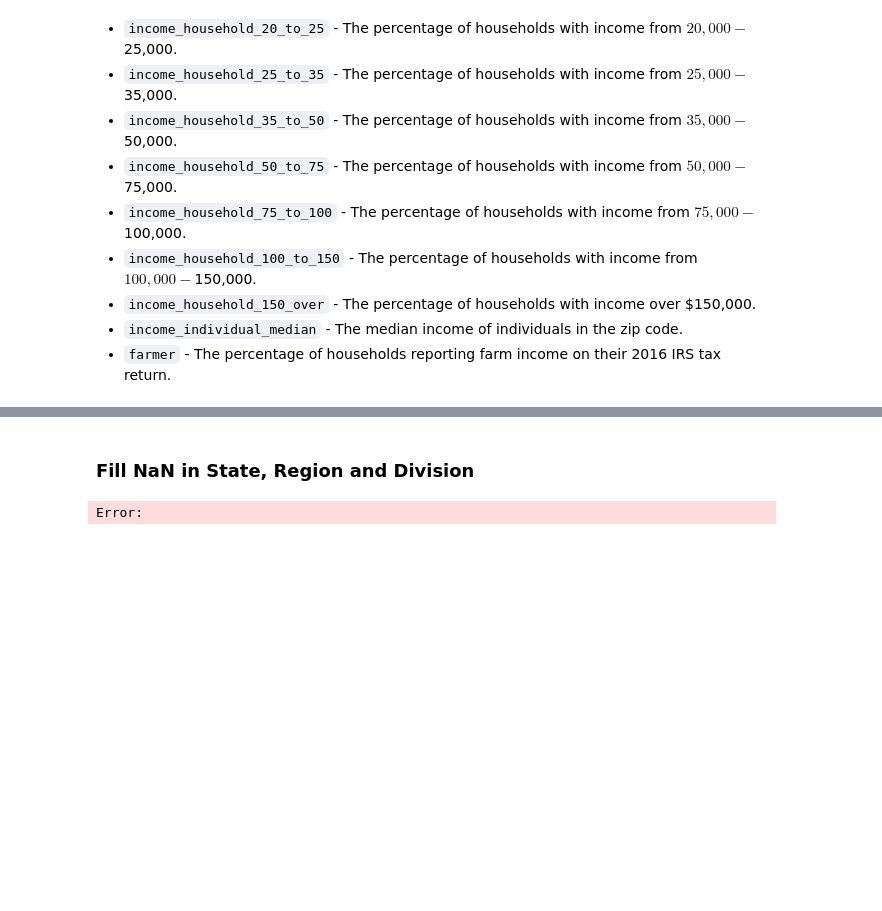
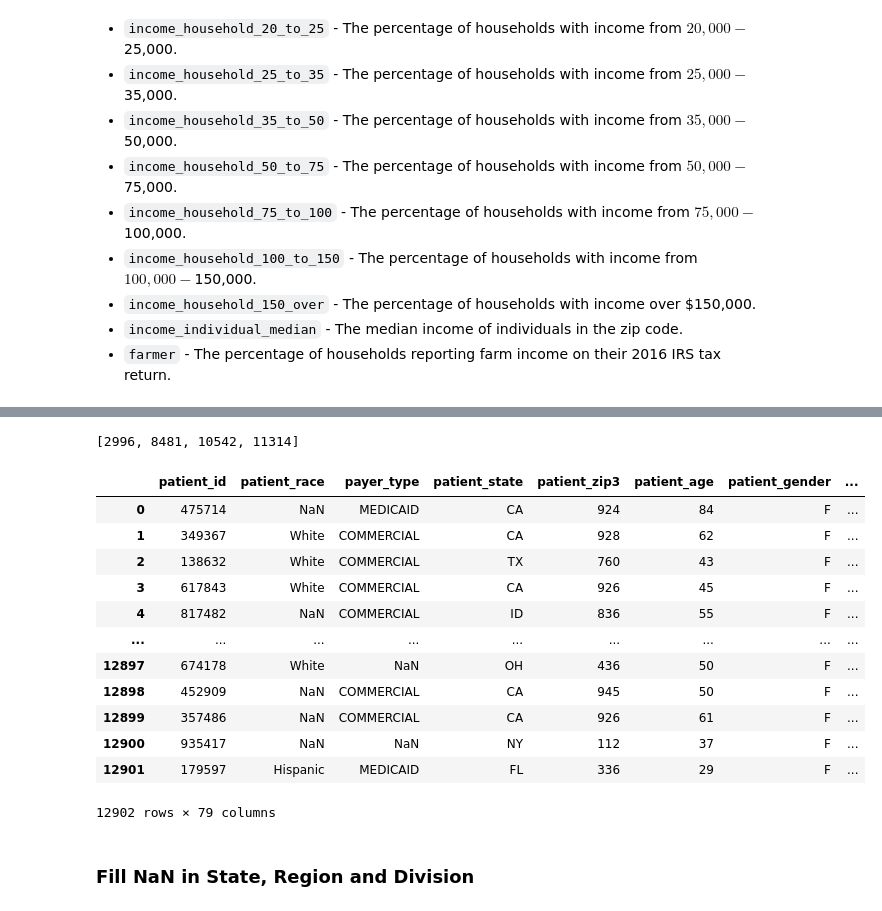
Before and after one commit to 3quetra/portfolio, a Jupyter notebook: wids_datathon_2024/cancer_prediction.ipynb, the cells around one changed output, grey strips where cells are left out. Drawn from its saved outputs; the diff is of its cells as text; code cells hidden in the pictures; blank space fills up the shorter version.

```diff
--- a/wids_datathon_2024/cancer_prediction.ipynb
+++ b/wids_datathon_2024/cancer_prediction.ipynb
@@ -190,5 +239,0 @@ Error:
-# %%
-for column in train.select_dtypes(include='object').columns:
-    train[column] = train[column].astype('category')
-
-train.select_dtypes(include='category')
@@ -204,3 +250,28 @@ Error:
+# %%
+list(train[train.family_size.isna()].index)
+# %% [output]
+[2996, 8481, 10542, 11314]
+# %%
+train.drop(10542, inplace=True)
+train = train.drop(list(train[train.family_size.isna()].index)).reset_index(drop=True)
+
+test = test.drop(1622).reset_index(drop=True)
+# %%
+train
+# %% [output]
+|  | patient_id | patient_race | payer_type | patient_state | patient_zip3 | patient_age | patient_gender | ... |
+| 0 | 475714 | NaN | MEDICAID | CA | 924 | 84 | F | ... |
+| 1 | 349367 | White | COMMERCIAL | CA | 928 | 62 | F | ... |
+| 2 | 138632 | White | COMMERCIAL | TX | 760 | 43 | F | ... |
+| 3 | 617843 | White | COMMERCIAL | CA | 926 | 45 | F | ... |
+| 4 | 817482 | NaN | COMMERCIAL | ID | 836 | 55 | F | ... |
+| ... | ... | ... | ... | ... | ... | ... | ... | ... |
+| 12897 | 674178 | White | NaN | OH | 436 | 50 | F | ... |
+| 12898 | 452909 | NaN | COMMERCIAL | CA | 945 | 50 | F | ... |
+| 12899 | 357486 | NaN | COMMERCIAL | CA | 926 | 61 | F | ... |
+| 12900 | 935417 | NaN | NaN | NY | 112 | 37 | F | ... |
+| 12901 | 179597 | Hispanic | MEDICAID | FL | 336 | 29 | F | ... |
+12902 rows × 79 columns
 # %% [markdown]
 ### Fill NaN in State, Region and Division
 # %%
@@ -222,8 +293,6 @@ for i in range(len(zip_suffixes)):
 
 test.patient_state = [(lambda zip3: zip_state_dict.get(zip3, None))(zip3) for zip3 in test.patient_zip3]
 train.patient_state = [(lambda zip3: zip_state_dict.get(zip3, None))(zip3) for zip3 in train.patient_zip3]
-# %% [output]
-Error:
 # %%
 states = pd.read_csv('states.csv')
 states.head()
```
Also changed, not shown: parts of 57 cells of this notebook.
